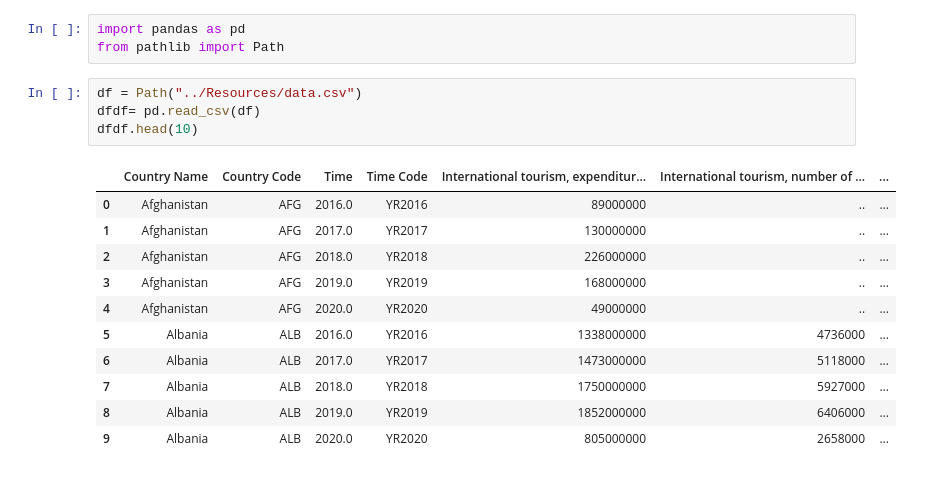
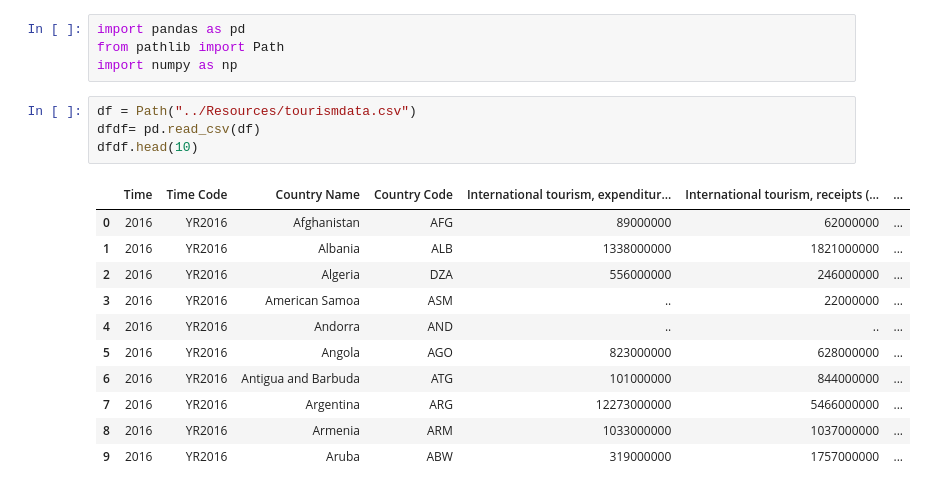
Before and after one commit to Cameron762/Project-1-11, a Jupyter notebook: Jupyter/Tourism.ipynb, the cells around one changed output. Cells and saved outputs as stored; diff of their text form.

```diff
--- a/Jupyter/Tourism.ipynb
+++ b/Jupyter/Tourism.ipynb
@@ -1,19 +1,20 @@
 # %%
 import pandas as pd
 from pathlib import Path
+import numpy as np
 # %%
-df = Path("../Resources/data.csv")
+df = Path("../Resources/tourismdata.csv")
 dfdf= pd.read_csv(df)
 dfdf.head(10)
 # %% [output]
-|  | Country Name | Country Code | Time | Time Code | International tourism, expenditur... | International tourism, number of ... | ... |
-| 0 | Afghanistan | AFG | 2016.0 | YR2016 | 89000000 | .. | ... |
-| 1 | Afghanistan | AFG | 2017.0 | YR2017 | 130000000 | .. | ... |
-| 2 | Afghanistan | AFG | 2018.0 | YR2018 | 226000000 | .. | ... |
-| 3 | Afghanistan | AFG | 2019.0 | YR2019 | 168000000 | .. | ... |
-| 4 | Afghanistan | AFG | 2020.0 | YR2020 | 49000000 | .. | ... |
-| 5 | Albania | ALB | 2016.0 | YR2016 | 1338000000 | 4736000 | ... |
-| 6 | Albania | ALB | 2017.0 | YR2017 | 1473000000 | 5118000 | ... |
-| 7 | Albania | ALB | 2018.0 | YR2018 | 1750000000 | 5927000 | ... |
-| 8 | Albania | ALB | 2019.0 | YR2019 | 1852000000 | 6406000 | ... |
-| 9 | Albania | ALB | 2020.0 | YR2020 | 805000000 | 2658000 | ... |
+|  | Time | Time Code | Country Name | Country Code | International tourism, expenditur... | International tourism, receipts (... | ... |
+| 0 | 2016 | YR2016 | Afghanistan | AFG | 89000000 | 62000000 | ... |
+| 1 | 2016 | YR2016 | Albania | ALB | 1338000000 | 1821000000 | ... |
+| 2 | 2016 | YR2016 | Algeria | DZA | 556000000 | 246000000 | ... |
+| 3 | 2016 | YR2016 | American Samoa | ASM | .. | 22000000 | ... |
+| 4 | 2016 | YR2016 | Andorra | AND | .. | .. | ... |
+| 5 | 2016 | YR2016 | Angola | AGO | 823000000 | 628000000 | ... |
+| 6 | 2016 | YR2016 | Antigua and Barbuda | ATG | 101000000 | 844000000 | ... |
+| 7 | 2016 | YR2016 | Argentina | ARG | 12273000000 | 5466000000 | ... |
+| 8 | 2016 | YR2016 | Armenia | ARM | 1033000000 | 1037000000 | ... |
+| 9 | 2016 | YR2016 | Aruba | ABW | 319000000 | 1757000000 | ... |
```
Also changed, not shown: parts of 11 cells of this notebook, 7 other files.
